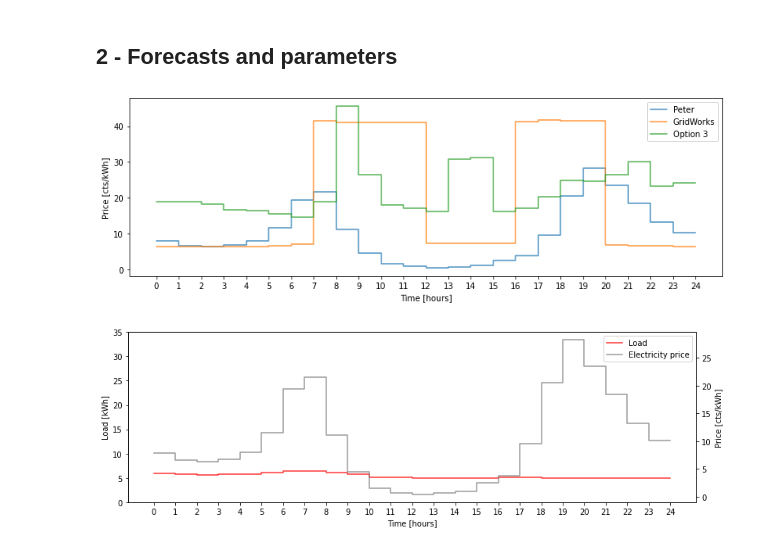
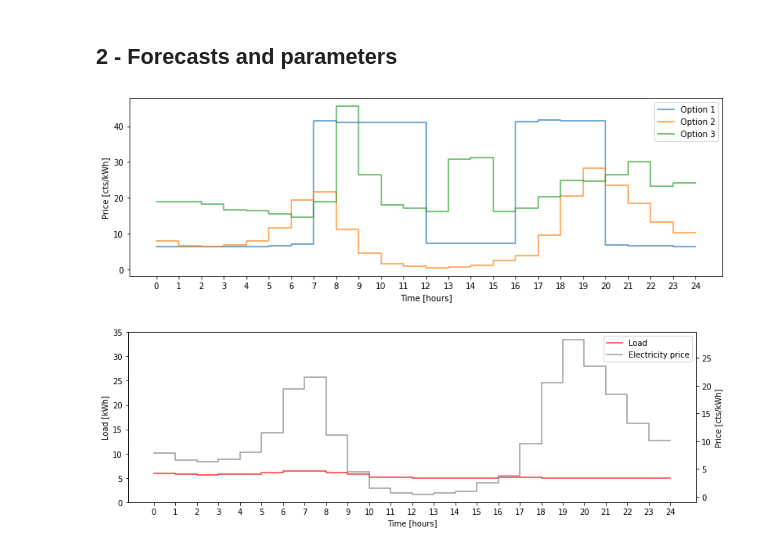
Before and after one commit to thdfw/master_thesis, a Jupyter notebook: pareto/z-notebook-pareto.ipynb, the cells around one changed output. Cells and saved outputs as stored; diff of their text form; code cells hidden in the pictures.

```diff
--- a/pareto/z-notebook-pareto.ipynb
+++ b/pareto/z-notebook-pareto.ipynb
@@ -173,24 +170,25 @@ max_storage = 30
 # %%
 # Plot the different price profiles
 gw = get_c_el("gridworks")
 prog = get_c_el("progressive")
 peter = get_c_el("peter")
 
 gw2 = gw + [gw[-1]]
 prog2 = prog + [prog[-1]]
 peter2 = peter + [peter[-1]]
 
 fig, ax = plt.subplots(1,1, figsize=(13,4))
-ax.step(range(N+1), peter2, where='post', alpha=0.8, label='Peter')
-ax.step(range(N+1), gw2, where='post', alpha=0.8, label='GridWorks')
+ax.step(range(N+1), gw2, where='post', alpha=0.8, label='Option 1')
+ax.step(range(N+1), peter2, where='post', alpha=0.8, label='Option 2')
 ax.step(range(N+1), prog2, where='post', alpha=0.8, label='Option 3')
 ax.set_xticks(range(N+1))
 ax.set_xlabel("Time [hours]")
 ax.set_ylabel("Price [cts/kWh]")
 ax.legend()
+plt.savefig(f"price_profiles.png")
 plt.show()
 # %% [output]
-[figure, old version]
+[figure, new version]
 # %%
 # Duplicate the last element of the hourly data for the plot
 c_el2 = c_el + [c_el[-1]]
```
Also changed, not shown: parts of 11 cells of this notebook, 7 other files.
